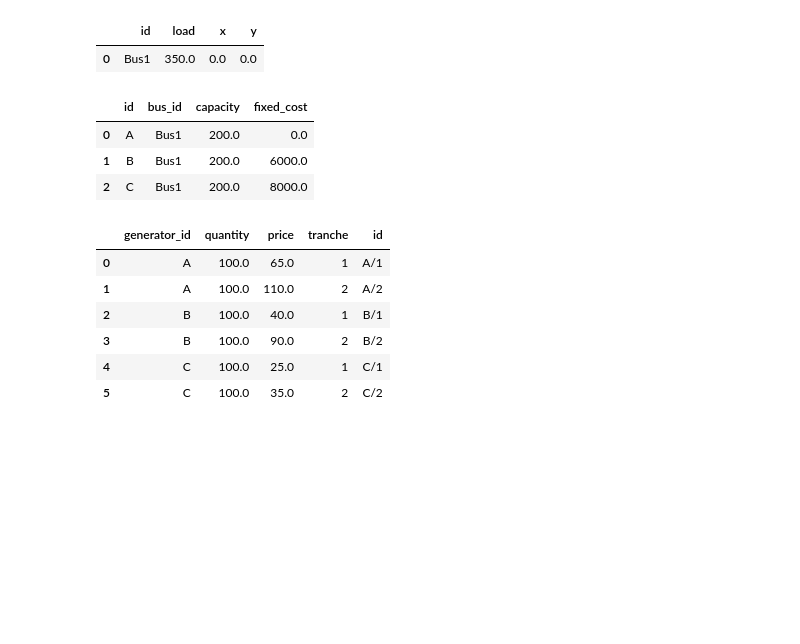
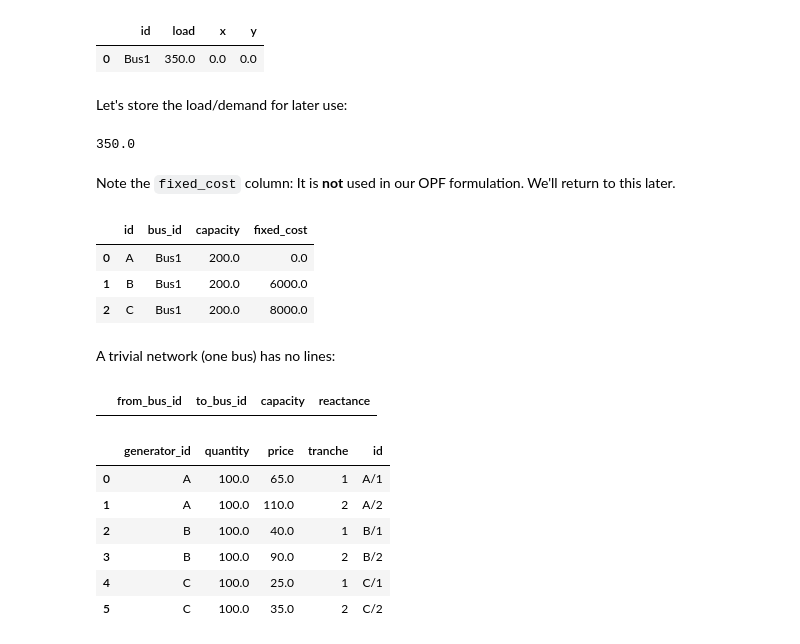
Before and after one commit to ne-pearl/arrow-sea, a Jupyter notebook: deepnote/part1_mp.ipynb, the cells around one changed output. Cells and saved outputs as stored; diff of their text form; code cells hidden in the pictures; blank space fills up the shorter version.

```diff
--- a/deepnote/part1_mp.ipynb
+++ b/deepnote/part1_mp.ipynb
@@ -25,6 +37,16 @@ data.buses
 # %% [output]
 |  | id | load | x | y |
 | 0 | Bus1 | 350.0 | 0.0 | 0.0 |
+# %% [markdown]
+Let's store the load/demand for later use:
+# %%
+assert data.buses.index.size == 1
+load = data.buses.at[0, "load"]  # Python indexing starts at 0
+load # [MW]
+# %% [output]
+350.0
+# %% [markdown]
+Note the `fixed_cost` column: It is **not** used in our OPF formulation. We'll return to this later.
 # %%
 data.generators
 # %% [output]
@@ -32,6 +54,13 @@ data.generators
 | 0 | A | Bus1 | 200.0 | 0.0 |
 | 1 | B | Bus1 | 200.0 | 6000.0 |
 | 2 | C | Bus1 | 200.0 | 8000.0 |
+# %% [markdown]
+A trivial network (one bus) has no lines:
+# %%
+assert data.lines.index.size == 0
+data.lines  # just column headings - no data rows
+# %% [output]
+|  | from_bus_id | to_bus_id | capacity | reactance |
 # %%
 data.offers
 # %% [output]
```
Also changed, not shown: parts of 16 cells of this notebook, 4 other files.
